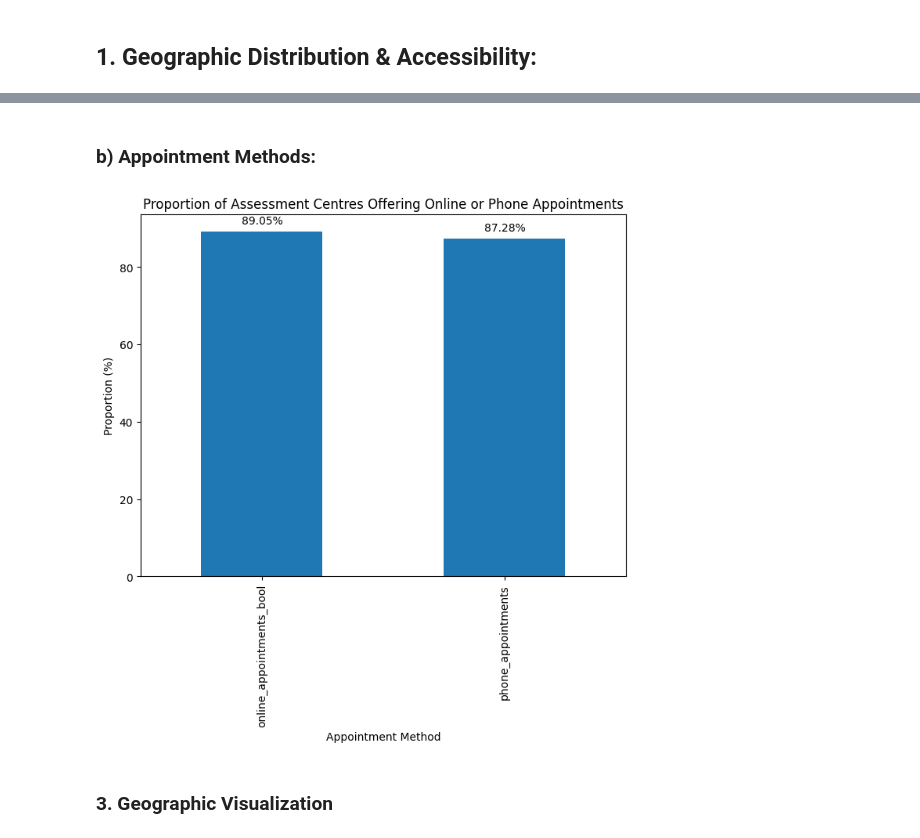
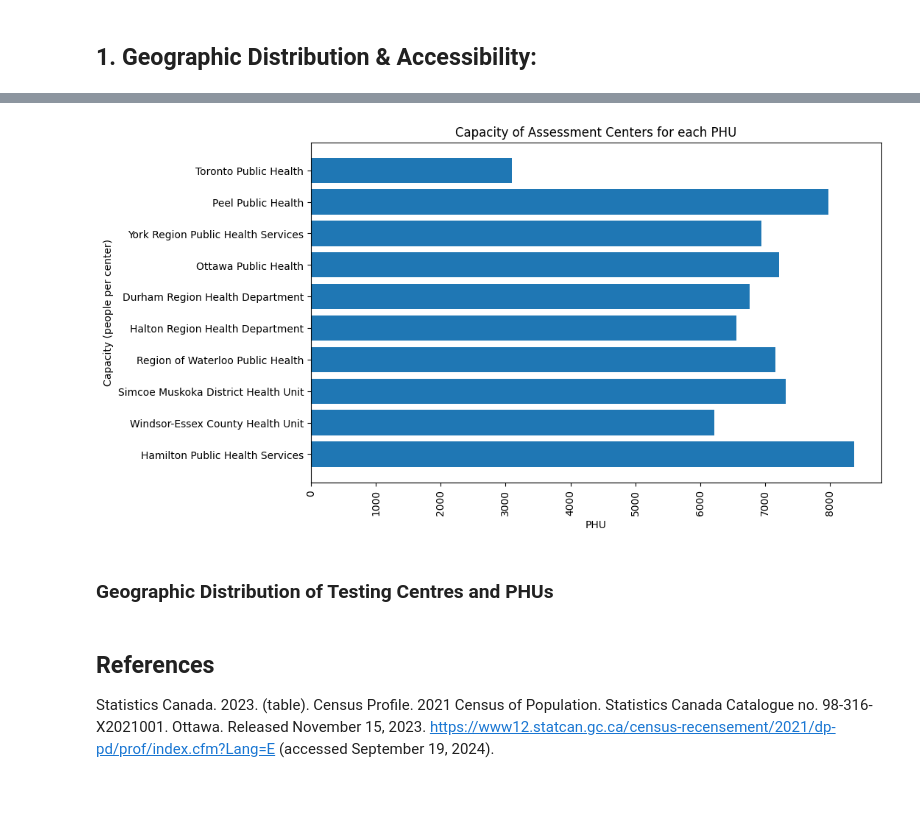
Before and after one commit to RanArino/Course_Projects, a Jupyter notebook: BDA700_HealthAnalytics/Assignment01/Reports.ipynb, the cells around one changed output, grey strips where cells are left out. Saved outputs shown, nothing was run; the diff lists cells and outputs as text; code cells hidden in the pictures; blank space fills up the shorter version.

```diff
--- a/BDA700_HealthAnalytics/Assignment01/Reports.ipynb
+++ b/BDA700_HealthAnalytics/Assignment01/Reports.ipynb
@@ -17,6 +26,7 @@ import seaborn as sns
 # %%
 # load data
 data = pd.read_json('https://www.ontario.ca/covid-19-ac-assets/data/locations.json')
+population_df = pd.read_csv('ontario_phu_population.csv')
 # columns
 print("Columns: \n", data.columns)
 # first 5 observations
@@ -197,2 +182,0 @@ plt.show()
-# %% [markdown]
-### b) Appointment Methods:
@@ -202,25 +183,20 @@ data['online_appointments_bool'] = data['online_appointments'].notna()
-# %%
-# Calculate the proportion (percentage) of centers offering online or phone appointments
-appointment_methods = ['online_appointments_bool', 'phone_appointments']
-
-# Calculate the proportion of non-null values for each appointment method
-method_proportions = (data[appointment_methods].sum() / len(data)) * 100
-
-# Plot the proportions
-plt.figure(figsize=(8, 6))
-ax = method_proportions.plot(kind='bar')
-plt.title('Proportion of Assessment Centres Offering Online or Phone Appointments')
-plt.xlabel('Appointment Method')
-plt.ylabel('Proportion (%)')
-
-# Add number labels on top of each bar
-for p in ax.patches:
-    ax.annotate(f'{p.get_height():.2f}%', (p.get_x() + p.get_width() / 2., p.get_height()),
-                ha='center', va='center', xytext=(0, 10), textcoords='offset points')
-
-plt.show()
-# %% [output]
-[figure, removed]
-# %% [markdown]
-### 3. Geographic Visualization
+# %%
+# Calculate the proportion of assessment centres in each PHU
+top_10_phus_df['Proportion'] = (top_10_phus_df['Count'] / top_10_phus_df['Population']) * 100
+
+# Calculate the capacity of vaccine centres for each health unit
+top_10_phus_df['Capacity'] = top_10_phus_df['Population'] / top_10_phus_df['Count']
+
+# Plot the capacity of vaccine centres for each health unit
+plt.figure(figsize=(10, 6))
+plt.barh(top_10_phus_df['phu'][::-1], top_10_phus_df['Capacity'][::-1])
+plt.title('Capacity of Assessment Centres for each PHU')
+plt.xlabel('PHU')
+plt.ylabel('Capacity (people per center)')
+plt.xticks(rotation=90)
+plt.show()
+# %% [output]
+[figure, added]
+# %% [markdown]
+### Geographic Distribution of Testing Centres and PHUs
 # %%
@@ -248,0 +316,5 @@ fig.show()
+# %% [markdown]
+## References
+
+Statistics Canada. 2023. (table). Census Profile. 2021 Census of Population. Statistics Canada Catalogue no. 98-316-X2021001. Ottawa. Released November 15, 2023.
+https://www12.statcan.gc.ca/census-recensement/2021/dp-pd/prof/index.cfm?Lang=E (accessed September 19, 2024).
```
Also changed, not shown: parts of 16 cells of this notebook.
